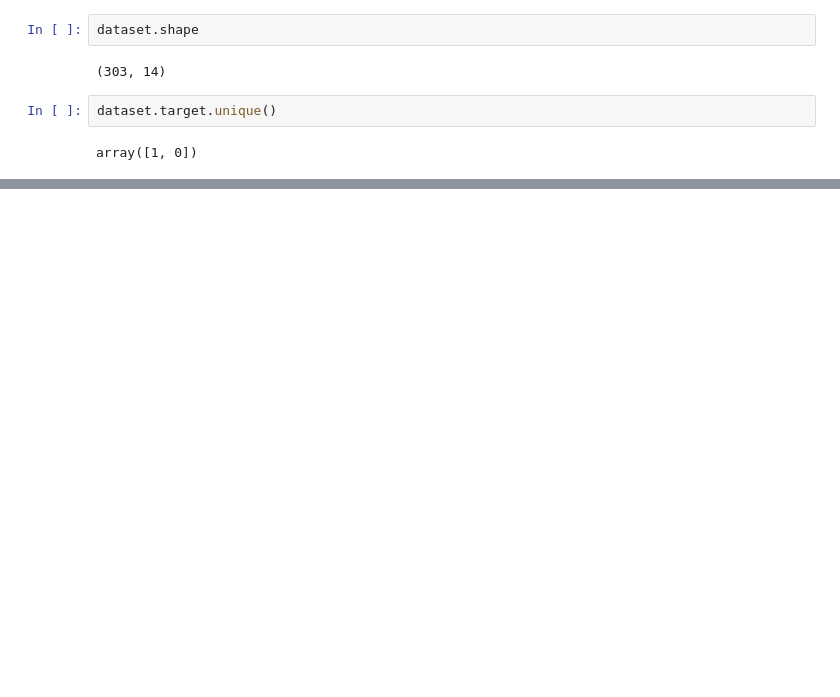
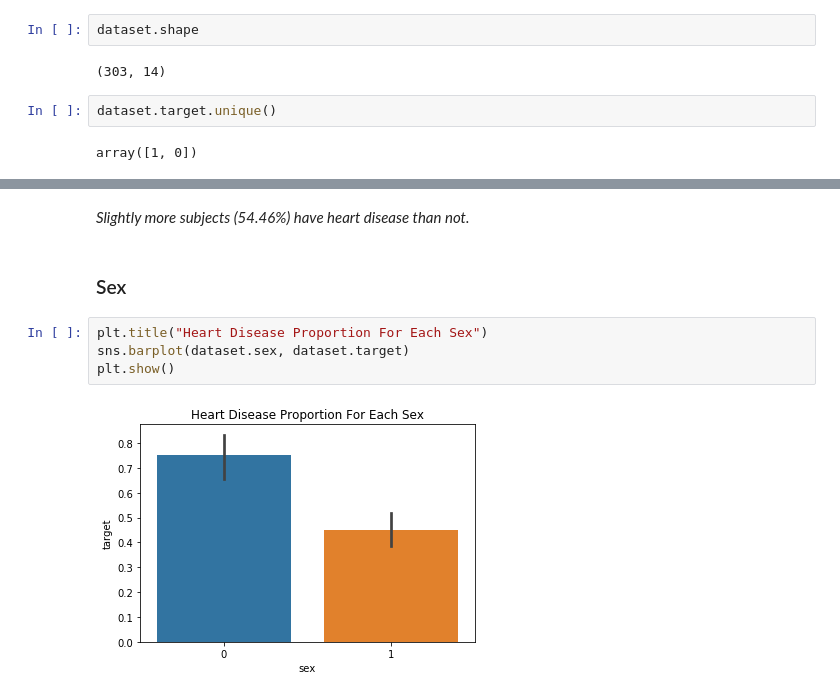
Before and after one commit to tobyzl2/Heart-Disease-Classification, a Jupyter notebook: heart_disease_classification.ipynb, the cells around one changed output, grey strips where cells are left out. Drawn from its saved outputs; the diff is of its cells as text; blank space fills up the shorter version.

```diff
--- a/heart_disease_classification.ipynb
+++ b/heart_disease_classification.ipynb
@@ -57,0 +81,10 @@ array([1, 0])
+# %% [markdown]
+*Slightly more subjects (54.46%) have heart disease than not.*
+# %% [markdown]
+### Sex
+# %%
+plt.title("Heart Disease Proportion For Each Sex")
+sns.barplot(dataset.sex, dataset.target)
+plt.show()
+# %% [output]
+[figure, added]
```
Also changed, not shown: parts of 35 cells of this notebook.
